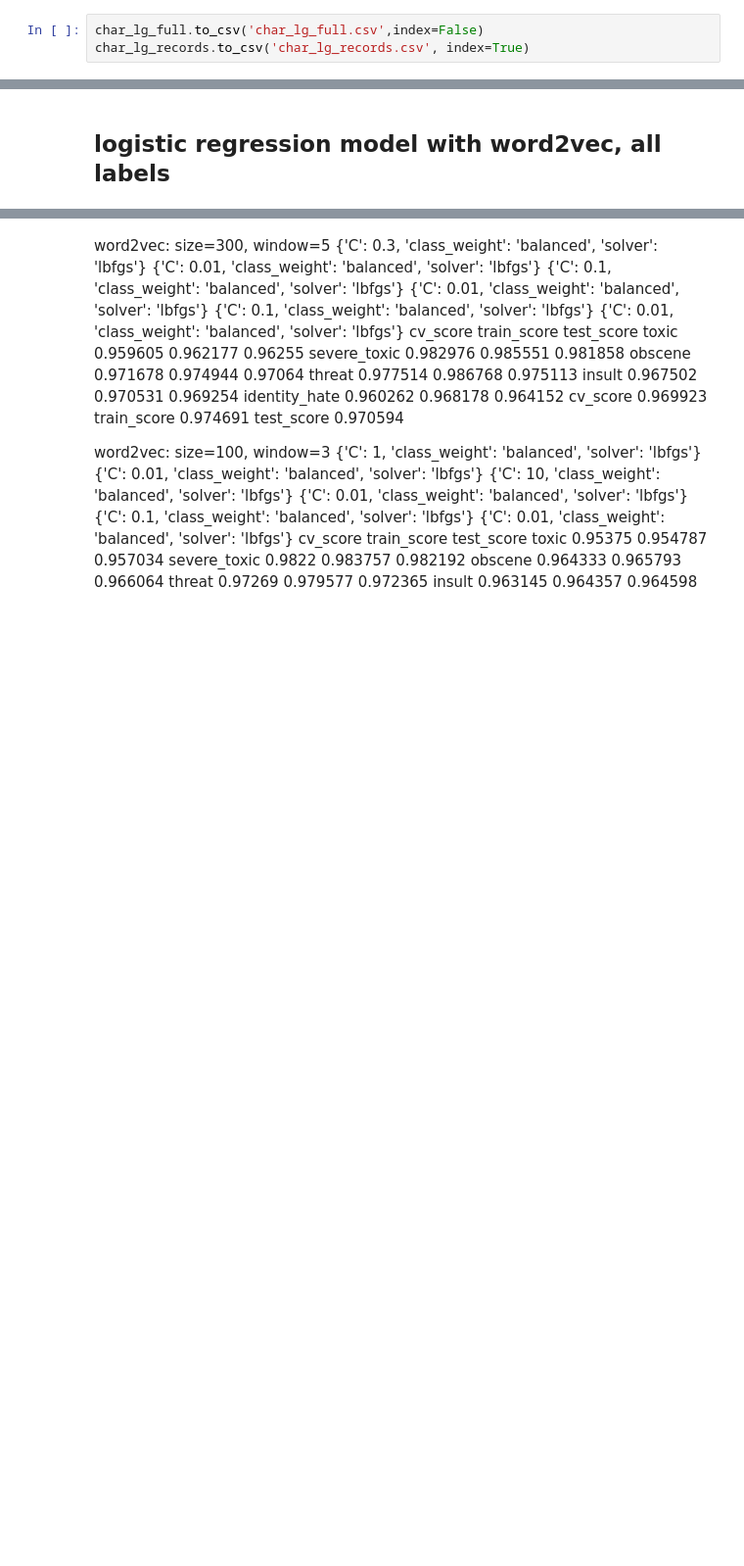
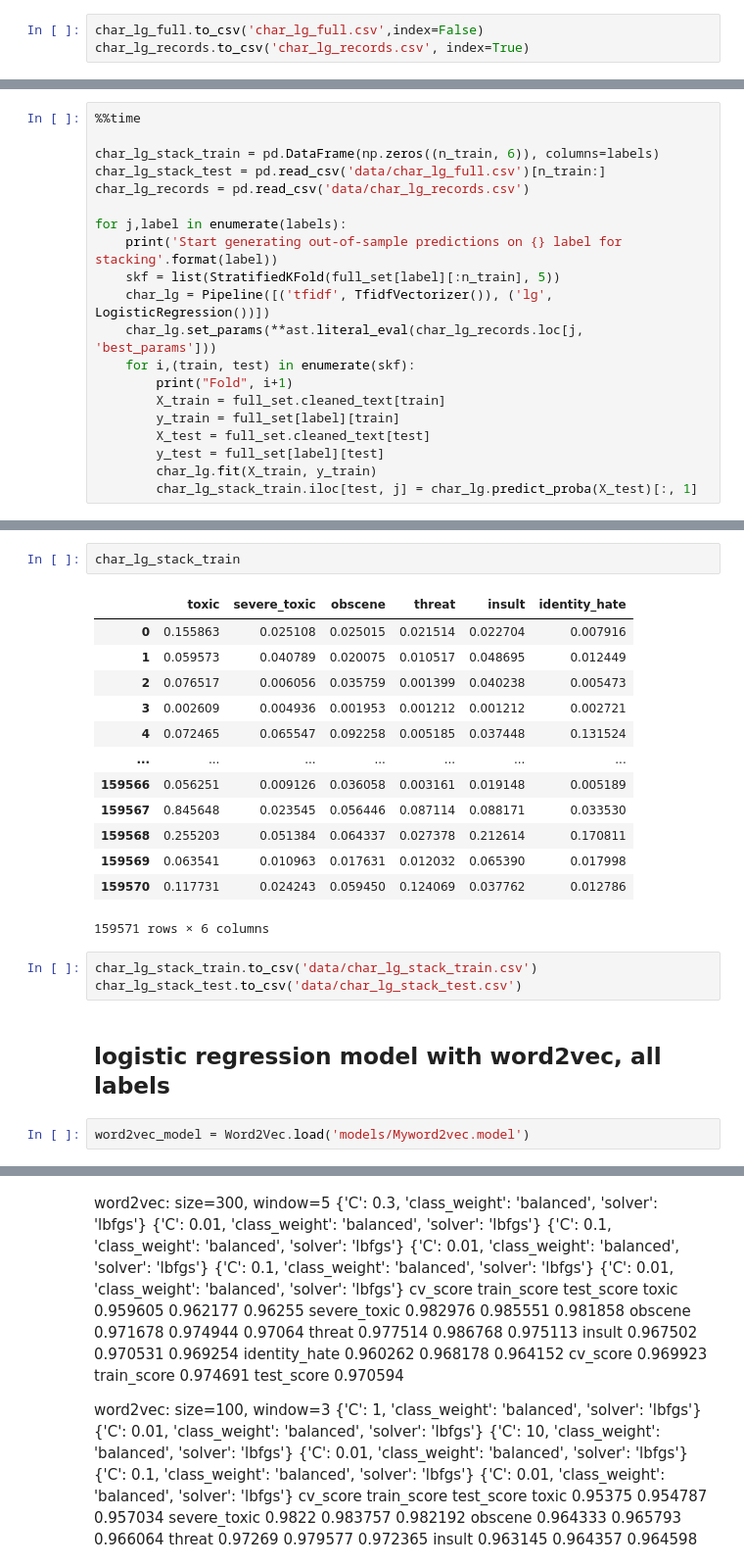
Before and after one commit to liyadi81/toxic-comment-classification, a Jupyter notebook: Logistic Regression.ipynb, the cells around one changed output, grey strips where cells are left out. Shown at 98% size. Drawn from its saved outputs; the diff is of its cells as text; blank space fills up the shorter version.

```diff
--- a/Logistic Regression.ipynb
+++ b/Logistic Regression.ipynb
@@ -303,0 +373,20 @@ char_lg_records.to_csv('char_lg_records.csv', index=True)
+# %%
+%%time
+
+char_lg_stack_train = pd.DataFrame(np.zeros((n_train, 6)), columns=labels)
+char_lg_stack_test = pd.read_csv('data/char_lg_full.csv')[n_train:]
+char_lg_records = pd.read_csv('data/char_lg_records.csv')
+
+for j,label in enumerate(labels):
+    print('Start generating out-of-sample predictions on {} label for stacking'.format(label))
+    skf = list(StratifiedKFold(full_set[label][:n_train], 5))
+    char_lg = Pipeline([('tfidf', TfidfVectorizer()), ('lg', LogisticRegression())])
+    char_lg.set_params(**ast.literal_eval(char_lg_records.loc[j, 'best_params']))
+    for i,(train, test) in enumerate(skf):
+        print("Fold", i+1)
+        X_train = full_set.cleaned_text[train]
+        y_train = full_set[label][train]
+        X_test = full_set.cleaned_text[test]
+        y_test = full_set[label][test]
+        char_lg.fit(X_train, y_train)
+        char_lg_stack_train.iloc[test, j] = char_lg.predict_proba(X_test)[:, 1]
@@ -304,5 +411,26 @@ char_lg_records.to_csv('char_lg_records.csv', index=True)
+# %%
+char_lg_stack_train
+# %% [output]
+|  | toxic | severe_toxic | obscene | threat | insult | identity_hate |
+| 0 | 0.155863 | 0.025108 | 0.025015 | 0.021514 | 0.022704 | 0.007916 |
+| 1 | 0.059573 | 0.040789 | 0.020075 | 0.010517 | 0.048695 | 0.012449 |
+| 2 | 0.076517 | 0.006056 | 0.035759 | 0.001399 | 0.040238 | 0.005473 |
+| 3 | 0.002609 | 0.004936 | 0.001953 | 0.001212 | 0.001212 | 0.002721 |
+| 4 | 0.072465 | 0.065547 | 0.092258 | 0.005185 | 0.037448 | 0.131524 |
+| ... | ... | ... | ... | ... | ... | ... |
+| 159566 | 0.056251 | 0.009126 | 0.036058 | 0.003161 | 0.019148 | 0.005189 |
+| 159567 | 0.845648 | 0.023545 | 0.056446 | 0.087114 | 0.088171 | 0.033530 |
+| 159568 | 0.255203 | 0.051384 | 0.064337 | 0.027378 | 0.212614 | 0.170811 |
+| 159569 | 0.063541 | 0.010963 | 0.017631 | 0.012032 | 0.065390 | 0.017998 |
+| 159570 | 0.117731 | 0.024243 | 0.059450 | 0.124069 | 0.037762 | 0.012786 |
+159571 rows × 6 columns
+# %%
+char_lg_stack_train.to_csv('data/char_lg_stack_train.csv')
+char_lg_stack_test.to_csv('data/char_lg_stack_test.csv')
 # %% [markdown]
 ## logistic regression model with word2vec, all labels
+# %%
+word2vec_model = Word2Vec.load('models/Myword2vec.model')
 # %%
 %%time
 def get_comment_vect(comment_column):
```
Also changed, not shown: parts of 11 cells of this notebook, 12 other files.
